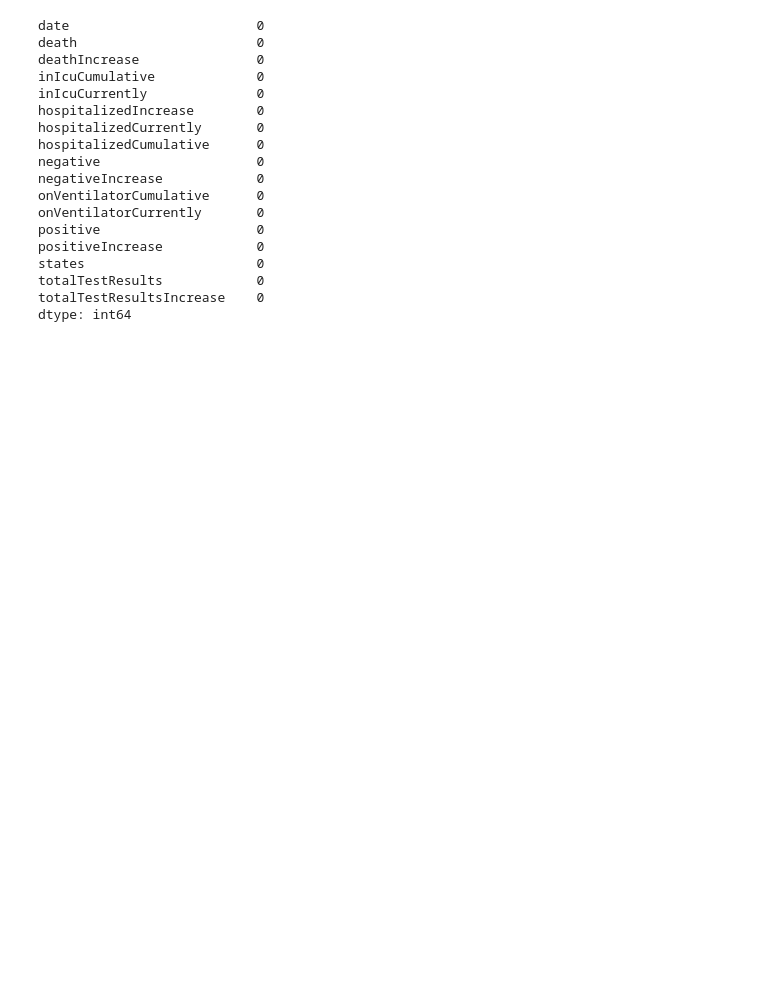
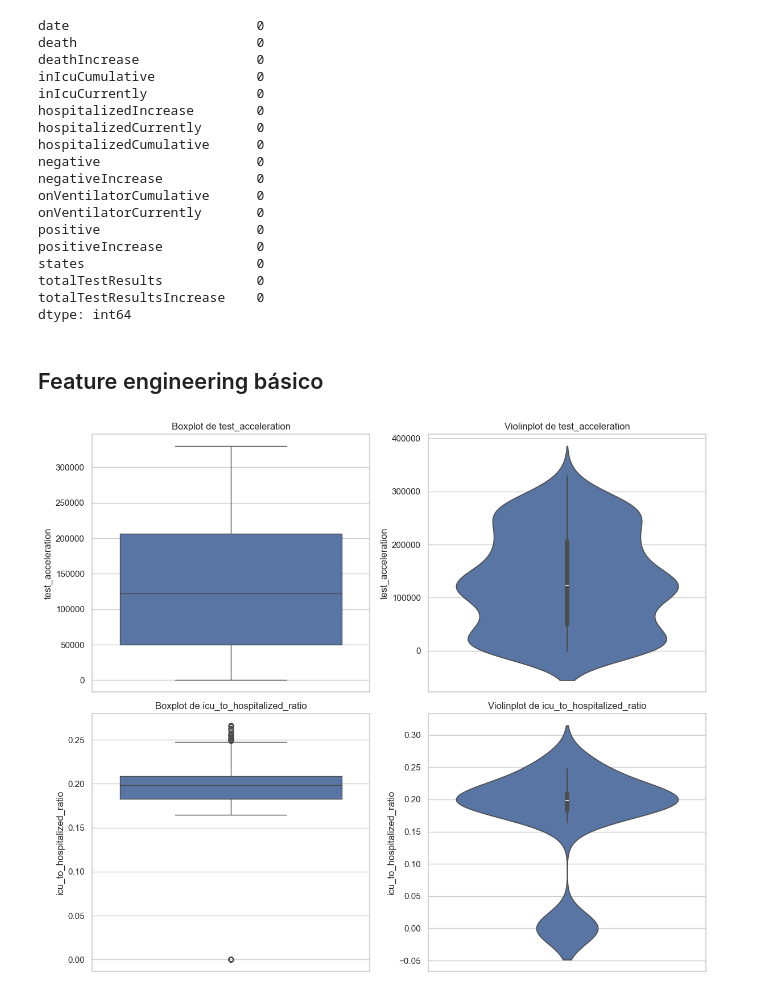
Before and after one commit to Bootcamp-DA-P2/AI-PROJECT-EDA-GRUPO5, a Jupyter notebook: eda_covid.ipynb, the cells around one changed output. Saved outputs shown, nothing was run; the diff lists cells and outputs as text; code cells hidden in the pictures; blank space fills up the shorter version.

```diff
--- a/eda_covid.ipynb
+++ b/eda_covid.ipynb
@@ -404,3 +407,29 @@ states                      0
 totalTestResults            0
 totalTestResultsIncrease    0
 dtype: int64
+# %% [markdown]
+## Feature engineering básico
+# %%
+# 4. Ratio de incremento de tests con respecto el día anterior
+df['test_acceleration'] = df['totalTestResultsIncrease'] / df['totalTestResultsIncrease'].clip(upper=7)
+
+# ¿Qué porcentaje de los ingresados están graves?
+df['icu_to_hospitalized_ratio'] = df['inIcuCurrently'] / (df['hospitalizedCurrently'] + 1)
+# %%
+fe_cols = ['test_acceleration', 'icu_to_hospitalized_ratio']
+
+fig, axes = plt.subplots(len(fe_cols), 2, figsize=(12, 5 * len(fe_cols)))
+for i, col in enumerate(fe_cols):
+
+    # Boxplot
+    sns.boxplot(y=df[col], ax=axes[i, 0])
+    axes[i, 0].set_title(f'Boxplot de {col}')
+
+    # Violinplot
+    sns.violinplot(y=df[col], ax=axes[i, 1])
+    axes[i, 1].set_title(f'Violinplot de {col}')
+
+plt.tight_layout()
+plt.show()
+# %% [output]
+[figure, added]
```
Also changed, not shown: parts of 7 cells of this notebook.
